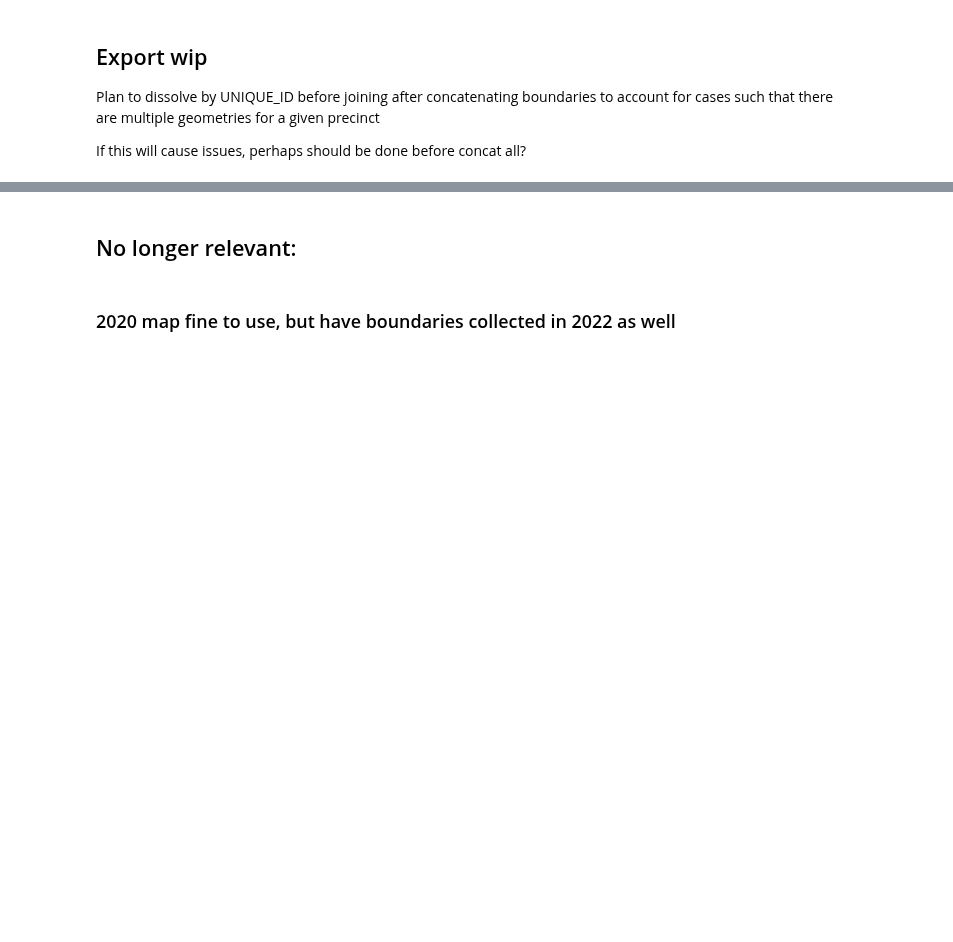
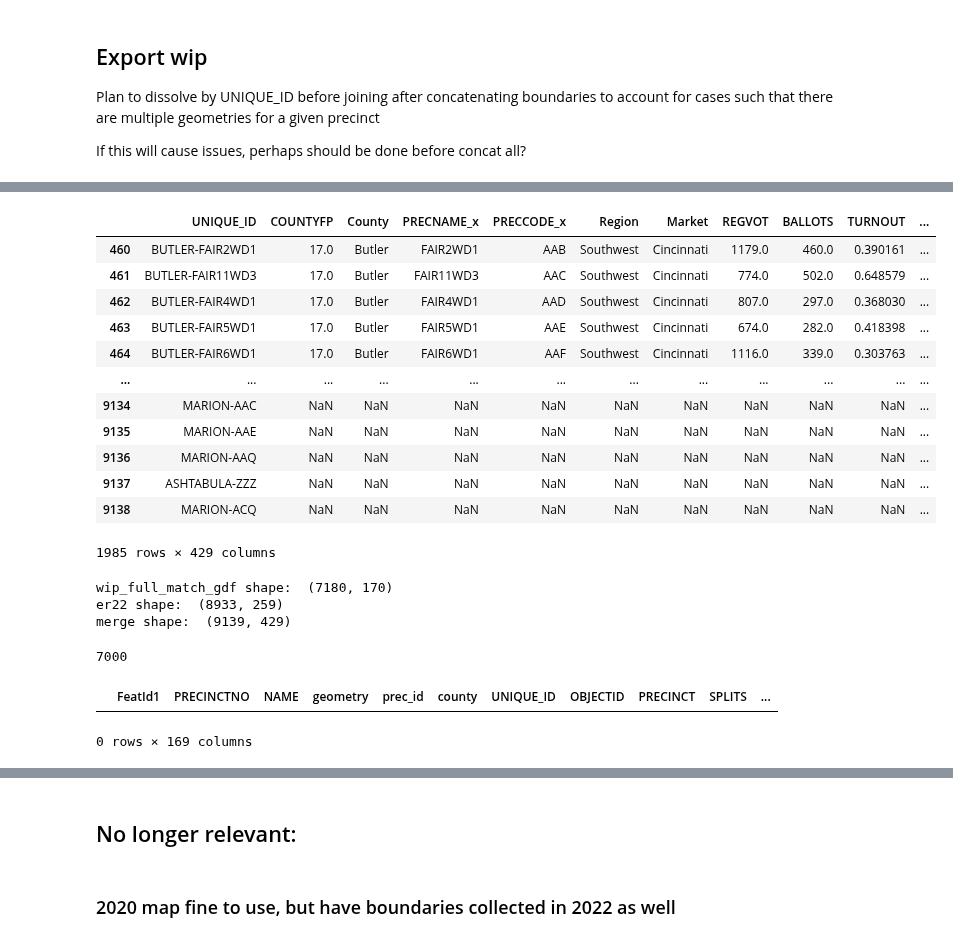
Before and after one commit to nonpartisan-redistricting-datahub/pber_collection, a Jupyter notebook: OH/2022/oh_boundaries_prec_matching.ipynb, the cells around one changed output, grey strips where cells are left out. Drawn from its saved outputs; the diff is of its cells as text; code cells hidden in the pictures; blank space fills up the shorter version.

```diff
--- a/OH/2022/oh_boundaries_prec_matching.ipynb
+++ b/OH/2022/oh_boundaries_prec_matching.ipynb
@@ -768,0 +826,20 @@ If this will cause issues, perhaps should be done before concat all?
+# %%
+er22.loc[er22["County"].str.lower().isin(counties_reused22_set), "UNIQUE_ID"] = er22["County"].str.upper() + "-"+er22["PRECCODE"]
+er22["UNIQUE_ID"] = er22["UNIQUE_ID"].str.upper()
+wip_pber_merge = pd.merge(er22, wip_full_match_gdf, on = "UNIQUE_ID", how = "outer", indicator=True)
+# %%
+wip_pber_merge[wip_pber_merge["_merge"]!="both"]
+# %% [output]
+|  | UNIQUE_ID | COUNTYFP | County | PRECNAME_x | PRECCODE_x | Region | Market | REGVOT | BALLOTS | TURNOUT | ... |
+| 460 | BUTLER-FAIR2WD1 | 17.0 | Butler | FAIR2WD1 | AAB | Southwest | Cincinnati | 1179.0 | 460.0 | 0.390161 | ... |
+| 461 | BUTLER-FAIR11WD3 | 17.0 | Butler | FAIR11WD3 | AAC | Southwest | Cincinnati | 774.0 | 502.0 | 0.648579 | ... |
+| 462 | BUTLER-FAIR4WD1 | 17.0 | Butler | FAIR4WD1 | AAD | Southwest | Cincinnati | 807.0 | 297.0 | 0.368030 | ... |
+| 463 | BUTLER-FAIR5WD1 | 17.0 | Butler | FAIR5WD1 | AAE | Southwest | Cincinnati | 674.0 | 282.0 | 0.418398 | ... |
+| 464 | BUTLER-FAIR6WD1 | 17.0 | Butler | FAIR6WD1 | AAF | Southwest | Cincinnati | 1116.0 | 339.0 | 0.303763 | ... |
+| ... | ... | ... | ... | ... | ... | ... | ... | ... | ... | ... | ... |
+| 9134 | MARION-AAC | NaN | NaN | NaN | NaN | NaN | NaN | NaN | NaN | NaN | ... |
+| 9135 | MARION-AAE | NaN | NaN | NaN | NaN | NaN | NaN | NaN | NaN | NaN | ... |
+| 9136 | MARION-AAQ | NaN | NaN | NaN | NaN | NaN | NaN | NaN | NaN | NaN | ... |
+| 9137 | ASHTABULA-ZZZ | NaN | NaN | NaN | NaN | NaN | NaN | NaN | NaN | NaN | ... |
+| 9138 | MARION-ACQ | NaN | NaN | NaN | NaN | NaN | NaN | NaN | NaN | NaN | ... |
+1985 rows × 429 columns
@@ -768,0 +848,18 @@ If this will cause issues, perhaps should be done before concat all?
+# %%
+print("wip_full_match_gdf shape: ",wip_full_match_gdf.shape)
+print("er22 shape: ",er22.shape)
+print("merge shape: ",wip_pber_merge.shape)
+# %% [output]
+wip_full_match_gdf shape:  (7180, 170)
+er22 shape:  (8933, 259)
+merge shape:  (9139, 429)
+# %%
+wip_full_match_gdf["UNIQUE_ID"].nunique()
+#clermont and brown
+# %% [output]
+7000
+# %%
+wip_full_match_gdf[wip_full_match_gdf["UNIQUE_ID"].isna()]
+# %% [output]
+|  | FeatId1 | PRECINCTNO | NAME | geometry | prec_id | county | UNIQUE_ID | OBJECTID | PRECINCT | SPLITS | ... |
+0 rows × 169 columns
```
Also changed, not shown: parts of 10 cells of this notebook.
